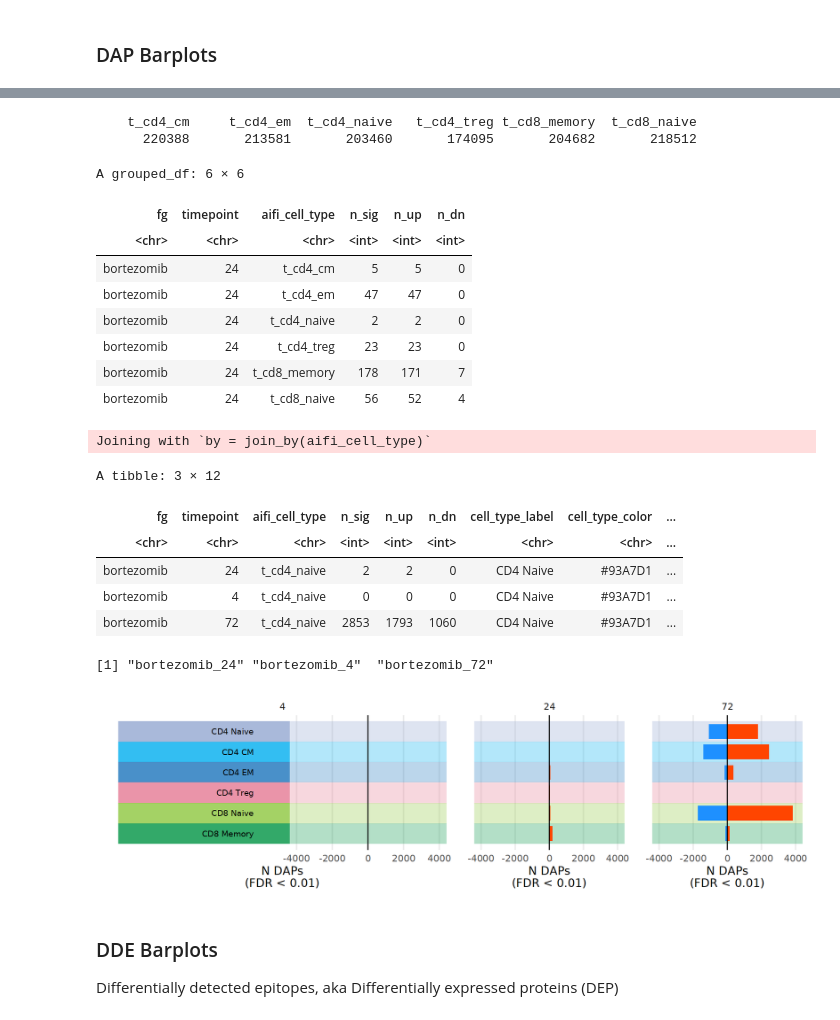
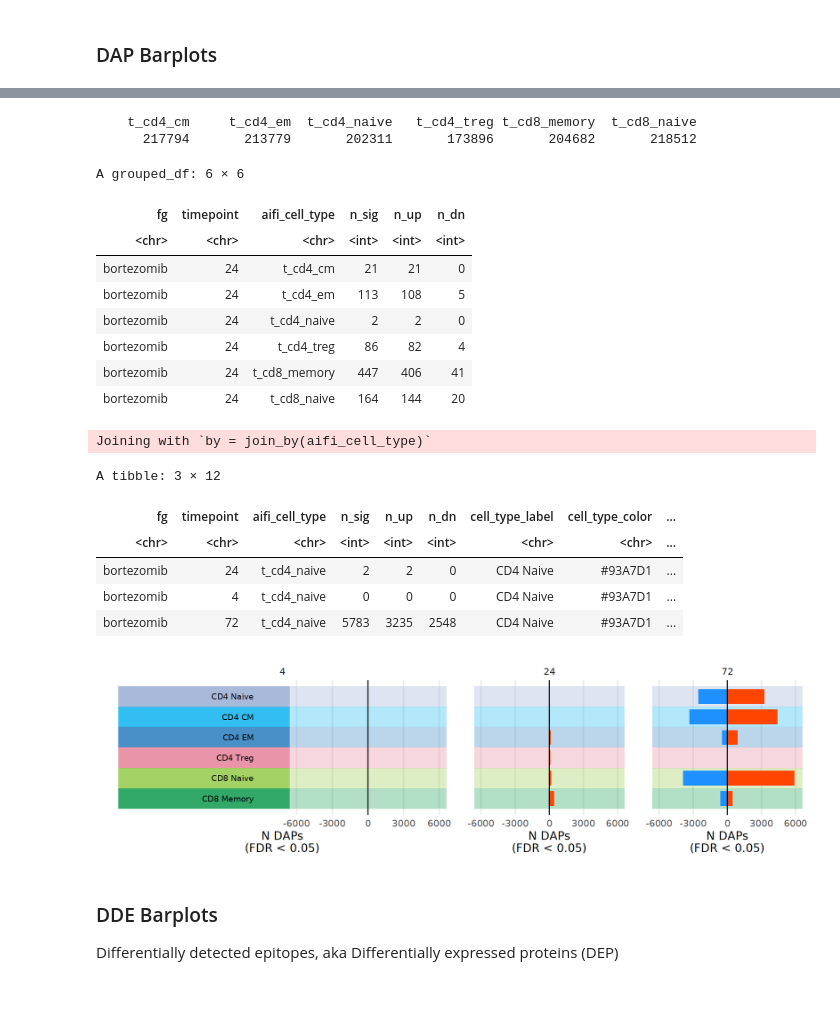
Before and after one commit to aifimmunology/repro-vrd-tea-seq, a Jupyter notebook: figures/Fig-2_bor_overview.ipynb, the cells around one changed output, grey strips where cells are left out. Saved outputs shown, nothing was run; the diff lists cells and outputs as text; code cells hidden in the pictures.

```diff
--- a/figures/Fig-2_bor_overview.ipynb
+++ b/figures/Fig-2_bor_overview.ipynb
@@ -62,7 +59,7 @@ retrieving files using fileIDS...
 # %% [markdown]
 DAP: Differentially accessible peaks (ATAC)
 # %%
-dap_uuid <- list("f2acae35-2e36-4885-970f-1e45f69ac3b8")
+dap_uuid <- list("a8973524-cc71-40d5-8edf-3d6a9e0a77d4")
 # %%
 dap_fres <- cacheFiles(dap_uuid)
 dap_file <- list.files(
@@ -317,7 +310,7 @@ A data.frame: 6 × 12
 table(all_dap$aifi_cell_type)
 # %% [output]
     t_cd4_cm     t_cd4_em  t_cd4_naive   t_cd4_treg t_cd8_memory  t_cd8_naive
-      220388       213581       203460       174095       204682       218512
+      217794       213779       202311       173896       204682       218512
 # %%
 dap_summary <- all_dap %>%
   group_by(fg, timepoint, aifi_cell_type) %>%
@@ -331,12 +324,12 @@ head(dap_summary)
 A grouped_df: 6 × 6
 | fg | timepoint | aifi_cell_type | n_sig | n_up | n_dn |
 | <chr> | <chr> | <chr> | <int> | <int> | <int> |
-| bortezomib | 24 | t_cd4_cm | 5 | 5 | 0 |
-| bortezomib | 24 | t_cd4_em | 47 | 47 | 0 |
+| bortezomib | 24 | t_cd4_cm | 21 | 21 | 0 |
+| bortezomib | 24 | t_cd4_em | 113 | 108 | 5 |
 | bortezomib | 24 | t_cd4_naive | 2 | 2 | 0 |
-| bortezomib | 24 | t_cd4_treg | 23 | 23 | 0 |
-| bortezomib | 24 | t_cd8_memory | 178 | 171 | 7 |
-| bortezomib | 24 | t_cd8_naive | 56 | 52 | 4 |
+| bortezomib | 24 | t_cd4_treg | 86 | 82 | 4 |
+| bortezomib | 24 | t_cd8_memory | 447 | 406 | 41 |
+| bortezomib | 24 | t_cd8_naive | 164 | 144 | 20 |
 # %%
 plot_data <- dap_summary %>%
   left_join(type_colors) %>%
@@ -356,7 +349,7 @@ A tibble: 3 × 12
 | <chr> | <chr> | <chr> | <int> | <int> | <int> | <chr> | <chr> | ... |
 | bortezomib | 24 | t_cd4_naive | 2 | 2 | 0 | CD4 Naive | #93A7D1 | ... |
 | bortezomib | 4 | t_cd4_naive | 0 | 0 | 0 | CD4 Naive | #93A7D1 | ... |
-| bortezomib | 72 | t_cd4_naive | 2853 | 1793 | 1060 | CD4 Naive | #93A7D1 | ... |
+| bortezomib | 72 | t_cd4_naive | 5783 | 3235 | 2548 | CD4 Naive | #93A7D1 | ... |
 # %%
 write.csv(
     plot_data,
@@ -365,10 +358,7 @@ write.csv(
     row.names = FALSE
 )
 # %%
-treat_times <- unique(plot_data$treat_time)
-treat_times
+treat_times <- paste0("bortezomib_", c(4, 24, 72))
-# %% [output]
-[1] "bortezomib_24" "bortezomib_4"  "bortezomib_72"
 # %%
 options(repr.plot.width = 12, repr.plot.height = 4)
 treat_plots <- map(
@@ -456,13 +446,13 @@ names(treat_plots) <- treat_times
 # %%
 options(repr.plot.width = 14, repr.plot.height = 4)
 all_plots <- plot_grid(
-    plotlist = treat_plots[c("bortezomib_4","bortezomib_24","bortezomib_72")],
+    plotlist = treat_plots,
     nrow = 1, ncol = 3,
     rel_widths = c(2,1,1)
 )
 all_plots
 # %% [output]
-[figure, old version]
+[figure, new version]
 # %%
 out_file <- file.path(
     out_dir,
```
Also changed, not shown: parts of 43 cells of this notebook.
